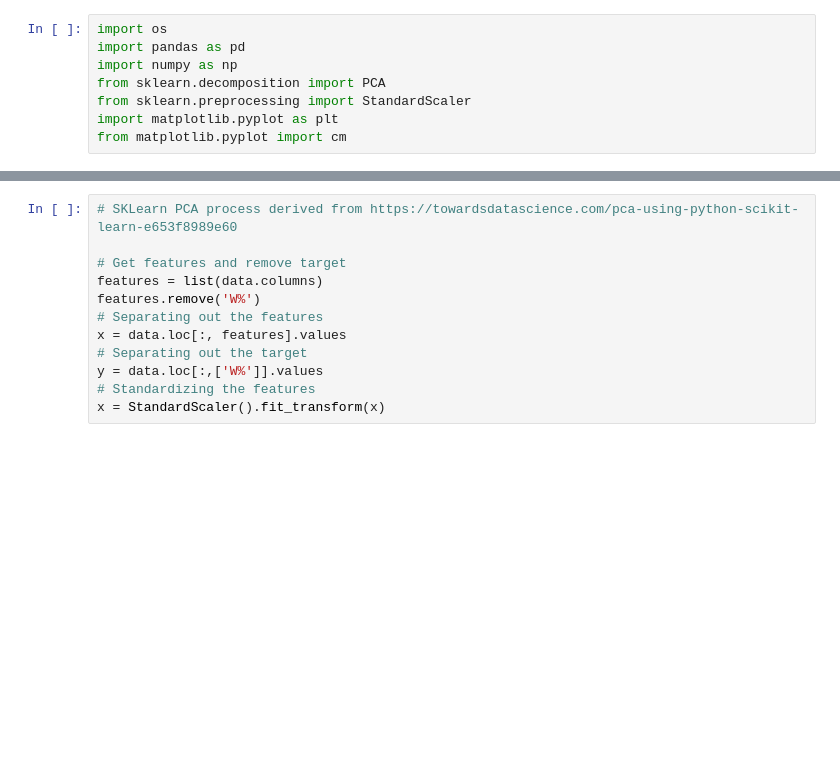
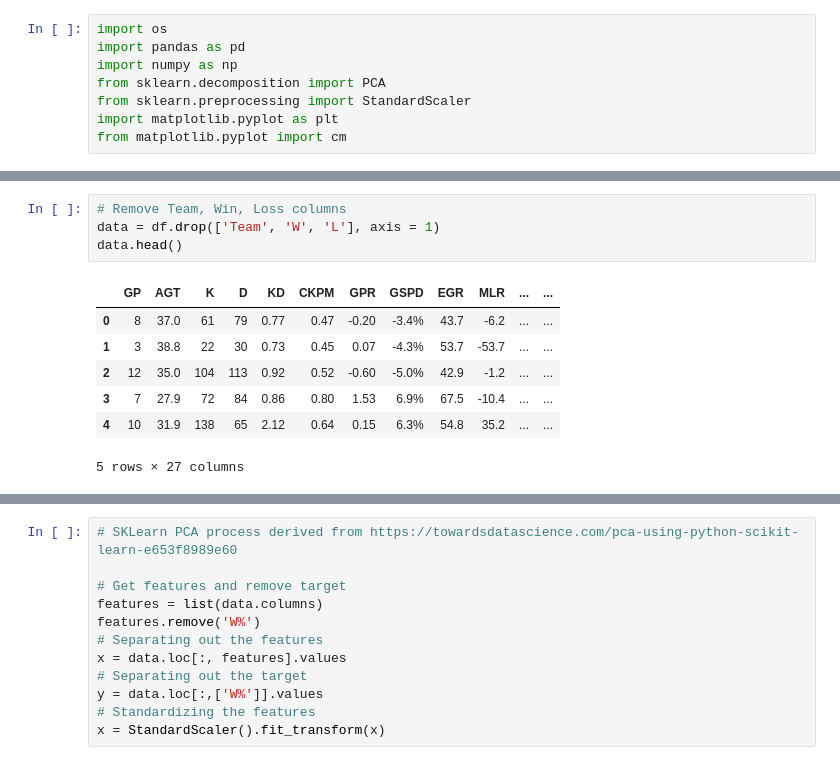
Before and after one commit to logperks/lol-msi-prediction-2022, a Jupyter notebook: PCA.ipynb, the cells around one changed output, grey strips where cells are left out. Drawn from its saved outputs; the diff is of its cells as text; blank space fills up the shorter version.

```diff
--- a/PCA.ipynb
+++ b/PCA.ipynb
@@ -22,3 +25,15 @@ df.head()
+# %%
+# Remove Team, Win, Loss columns
+data = df.drop(['Team', 'W', 'L'], axis = 1)
+data.head()
+# %% [output]
+|  | GP | AGT | K | D | KD | CKPM | GPR | GSPD | EGR | MLR | ... | ... |
+| 0 | 8 | 37.0 | 61 | 79 | 0.77 | 0.47 | -0.20 | -3.4% | 43.7 | -6.2 | ... | ... |
+| 1 | 3 | 38.8 | 22 | 30 | 0.73 | 0.45 | 0.07 | -4.3% | 53.7 | -53.7 | ... | ... |
+| 2 | 12 | 35.0 | 104 | 113 | 0.92 | 0.52 | -0.60 | -5.0% | 42.9 | -1.2 | ... | ... |
+| 3 | 7 | 27.9 | 72 | 84 | 0.86 | 0.80 | 1.53 | 6.9% | 67.5 | -10.4 | ... | ... |
+| 4 | 10 | 31.9 | 138 | 65 | 2.12 | 0.64 | 0.15 | 6.3% | 54.8 | 35.2 | ... | ... |
+5 rows × 27 columns
 # %%
 # Convert percents to decimal form
 for col in data:
```
Also changed, not shown: parts of 5 cells of this notebook.
